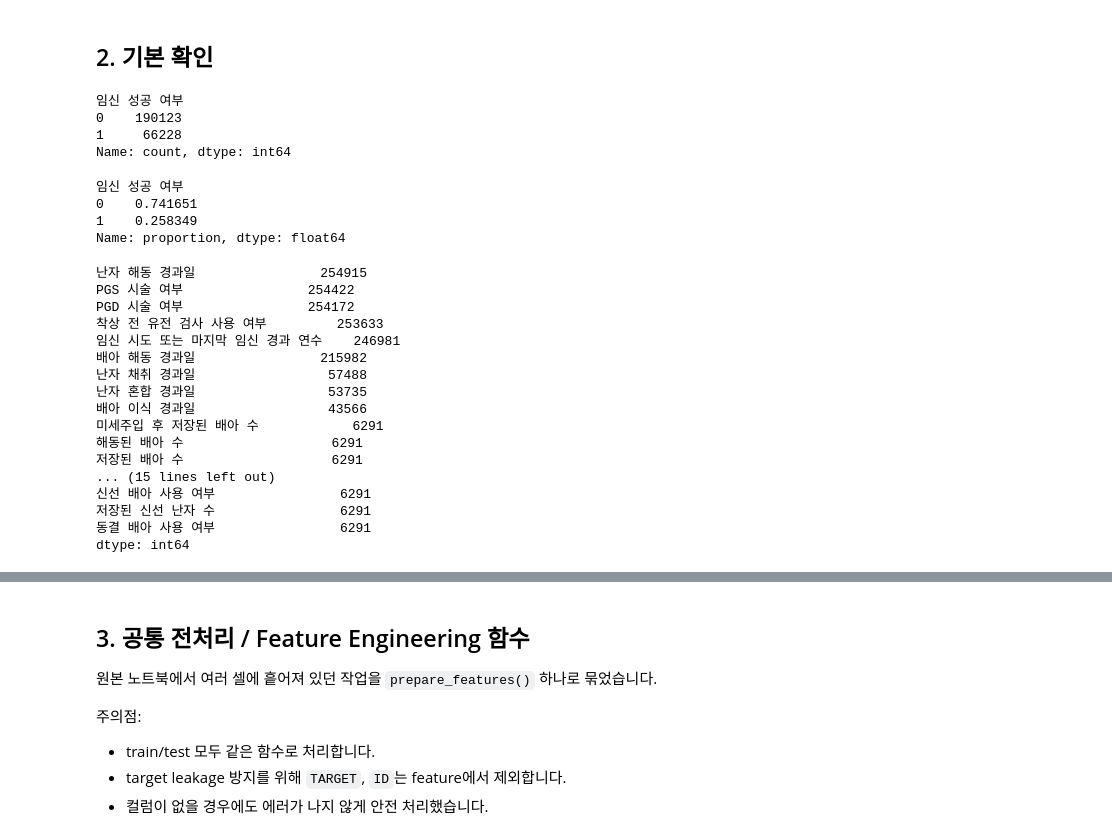
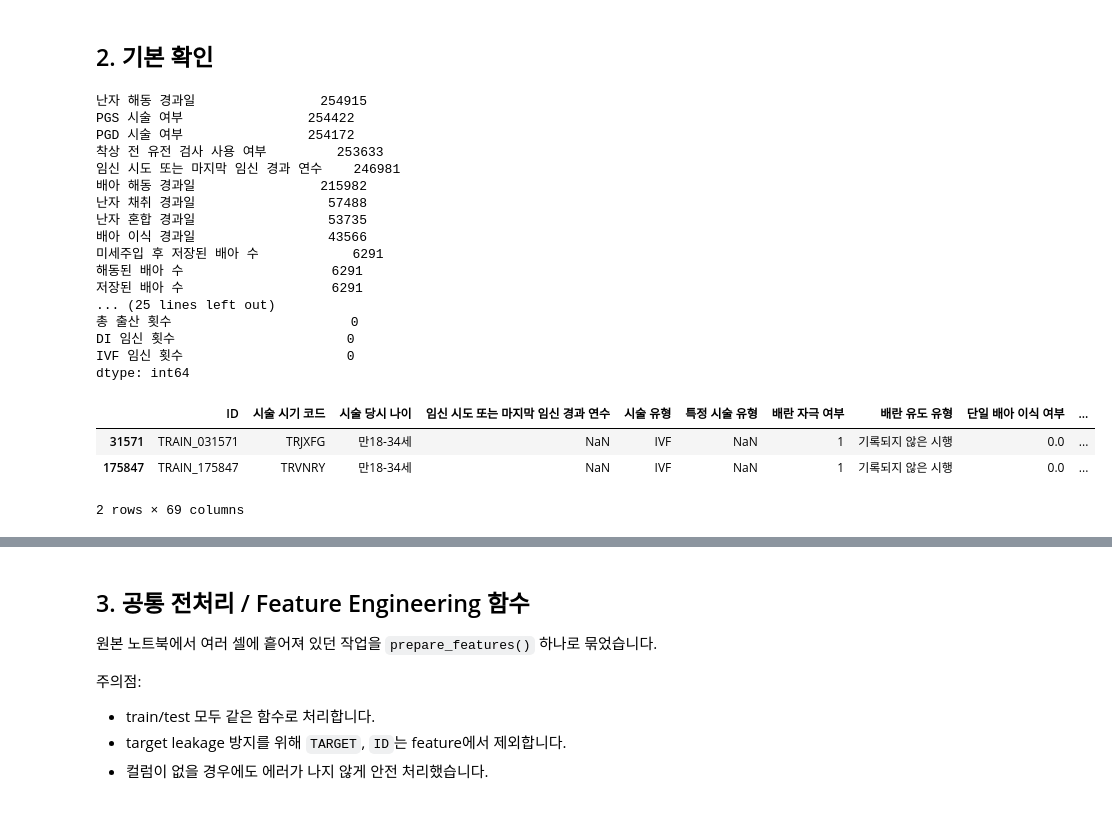
Before and after one commit to dddong1234/my_ml_project, a Jupyter notebook: ivf_catboost_shap_refactored_from_original.ipynb, the cells around one changed output, grey strips where cells are left out. Cells and saved outputs as stored; diff of their text form; code cells hidden in the pictures.

```diff
--- a/ivf_catboost_shap_refactored_from_original.ipynb
+++ b/ivf_catboost_shap_refactored_from_original.ipynb
@@ -87,34 +71,33 @@ submission: (90067, 2)
 # %% [markdown]
 ## 2. 기본 확인
 # %%
-display(train_data[TARGET].value_counts())
-display(train_data[TARGET].value_counts(normalize=True))
+# display(train_data[TARGET].value_counts())
+# display(train_data[TARGET].value_counts(normalize=True))
 
-missing_summary = train_data.isnull().sum().sort_values(ascending=False)
-display(missing_summary[missing_summary > 0].head(30))
+missing_summary = train_data.isnull().sum().sort_values(ascending=False).head(40)
+print(missing_summary)
 # %% [output]
-임신 성공 여부
-0    190123
-1     66228
-Name: count, dtype: int64
+난자 해동 경과일                254915
+PGS 시술 여부                254422
+PGD 시술 여부                254172
+착상 전 유전 검사 사용 여부         253633
+임신 시도 또는 마지막 임신 경과 연수    246981
+배아 해동 경과일                215982
+난자 채취 경과일                 57488
+난자 혼합 경과일                 53735
+배아 이식 경과일                 43566
+미세주입 후 저장된 배아 수            6291
+해동된 배아 수                   6291
+저장된 배아 수                   6291
+... (25 lines left out)
+총 출산 횟수                       0
+DI 임신 횟수                      0
+IVF 임신 횟수                     0
+dtype: int64
-임신 성공 여부
-0    0.741651
-1    0.258349
-Name: proportion, dtype: float64
-난자 해동 경과일                254915
-PGS 시술 여부                254422
-PGD 시술 여부                254172
-착상 전 유전 검사 사용 여부         253633
-임신 시도 또는 마지막 임신 경과 연수    246981
-배아 해동 경과일                215982
-난자 채취 경과일                 57488
-난자 혼합 경과일                 53735
-배아 이식 경과일                 43566
-미세주입 후 저장된 배아 수            6291
-해동된 배아 수                   6291
-저장된 배아 수                   6291
-... (15 lines left out)
-신선 배아 사용 여부                6291
-저장된 신선 난자 수                6291
-동결 배아 사용 여부                6291
-dtype: int64
+# %%
+train_data[train_data['특정 시술 유형'].isna()]
+# %% [output]
+|  | ID | 시술 시기 코드 | 시술 당시 나이 | 임신 시도 또는 마지막 임신 경과 연수 | 시술 유형 | 특정 시술 유형 | 배란 자극 여부 | 배란 유도 유형 | 단일 배아 이식 여부 | ... |
+| 31571 | TRAIN_031571 | TRJXFG | 만18-34세 | NaN | IVF | NaN | 1 | 기록되지 않은 시행 | 0.0 | ... |
+| 175847 | TRAIN_175847 | TRVNRY | 만18-34세 | NaN | IVF | NaN | 1 | 기록되지 않은 시행 | 0.0 | ... |
+2 rows × 69 columns
```
Also changed, not shown: parts of 4 cells of this notebook, 3 other files.
